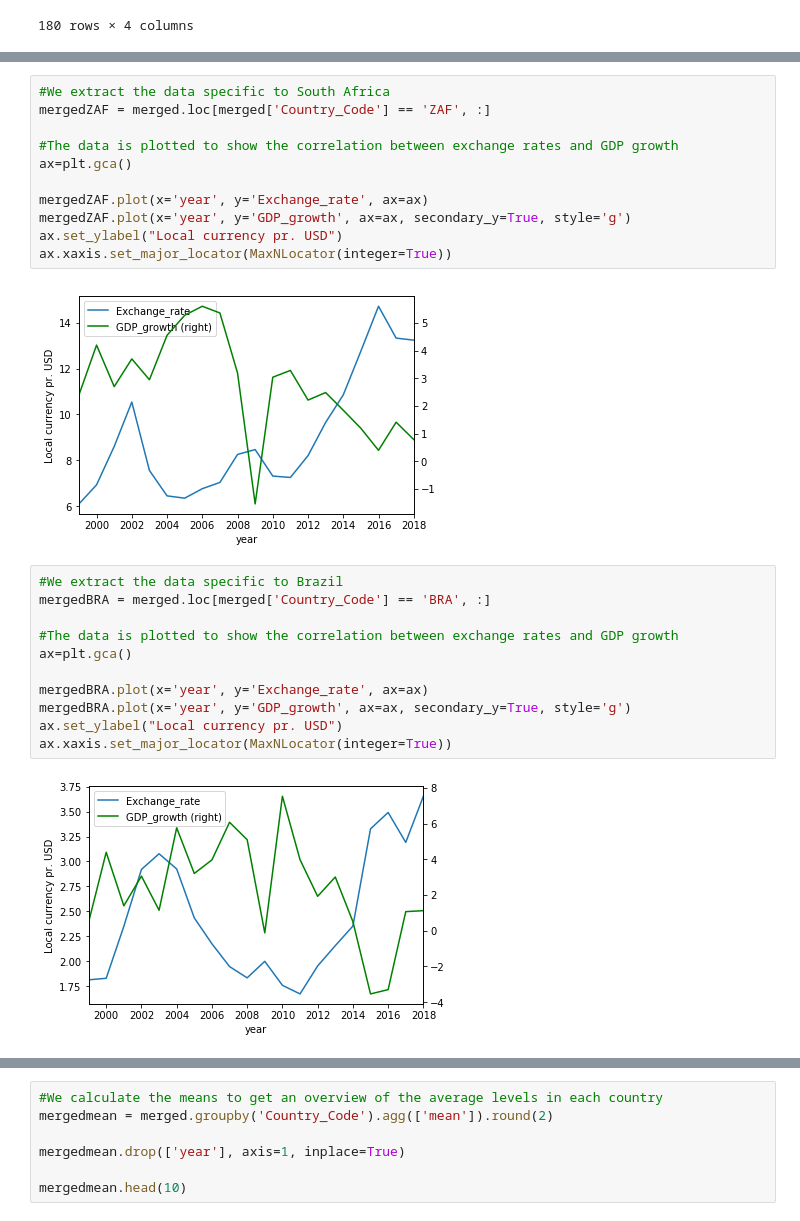
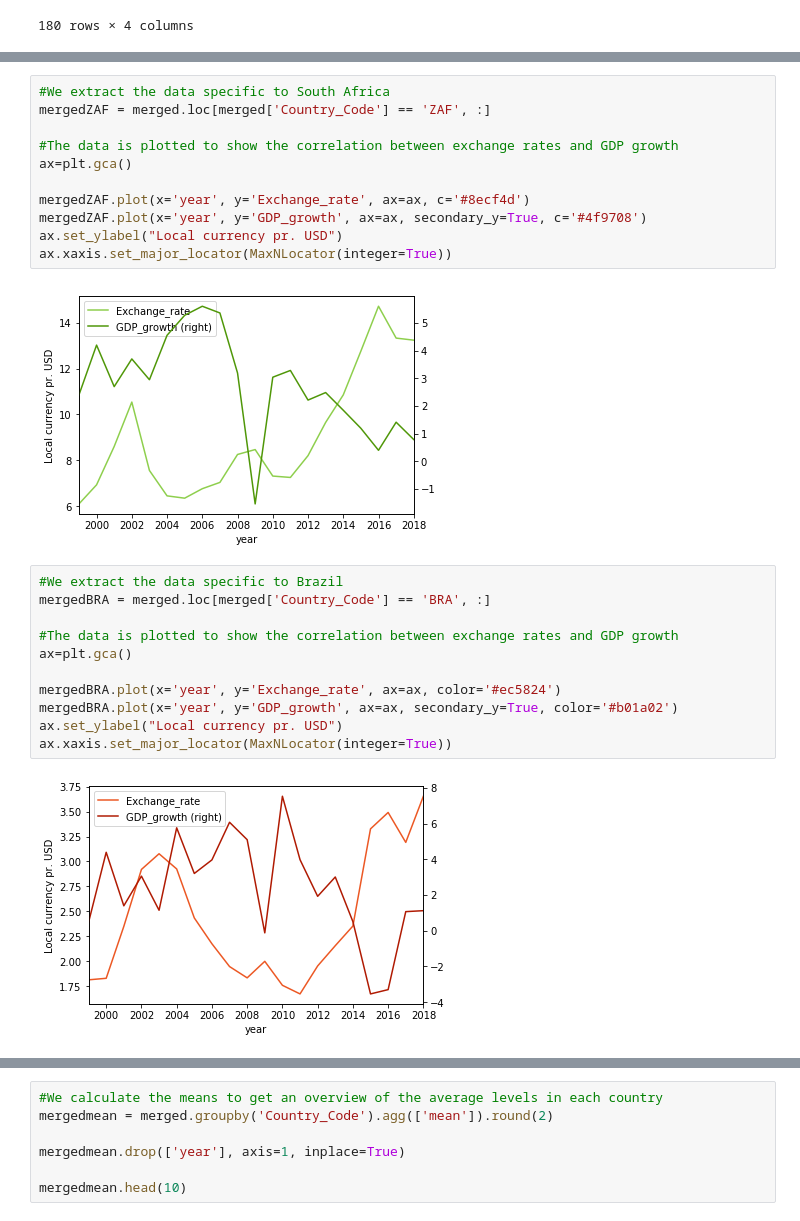
Before and after one commit to NumEconCopenhagen/projects-2020-matrixgymnasterne, a Jupyter notebook: dataproject/dataproject.ipynb, the cells around one changed output, grey strips where cells are left out. Cells and saved outputs as stored; diff of their text form.

```diff
--- a/dataproject/dataproject.ipynb
+++ b/dataproject/dataproject.ipynb
@@ -255,25 +255,25 @@ mergedZAF = merged.loc[merged['Country_Code'] == 'ZAF', :]
 #The data is plotted to show the correlation between exchange rates and GDP growth
 ax=plt.gca()
 
-mergedZAF.plot(x='year', y='Exchange_rate', ax=ax)
-mergedZAF.plot(x='year', y='GDP_growth', ax=ax, secondary_y=True, style='g')
+mergedZAF.plot(x='year', y='Exchange_rate', ax=ax, c='#8ecf4d')
+mergedZAF.plot(x='year', y='GDP_growth', ax=ax, secondary_y=True, c='#4f9708')
 ax.set_ylabel("Local currency pr. USD")
 ax.xaxis.set_major_locator(MaxNLocator(integer=True))
 # %% [output]
-[figure, old version]
+[figure, new version]
 # %%
 #We extract the data specific to Brazil
 mergedBRA = merged.loc[merged['Country_Code'] == 'BRA', :]
 
 #The data is plotted to show the correlation between exchange rates and GDP growth
 ax=plt.gca()
 
-mergedBRA.plot(x='year', y='Exchange_rate', ax=ax)
-mergedBRA.plot(x='year', y='GDP_growth', ax=ax, secondary_y=True, style='g')
+mergedBRA.plot(x='year', y='Exchange_rate', ax=ax, color='#ec5824')
+mergedBRA.plot(x='year', y='GDP_growth', ax=ax, secondary_y=True, color='#b01a02')
 ax.set_ylabel("Local currency pr. USD")
 ax.xaxis.set_major_locator(MaxNLocator(integer=True))
 # %% [output]
-[figure, old version]
+[figure, new version]
 # %%
 #We extract the data specific to the Russian Federation
 mergedRUS = merged.loc[merged['Country_Code'] == 'RUS', :]
```
Also changed, not shown: parts of 5 cells of this notebook, 1 other file.
